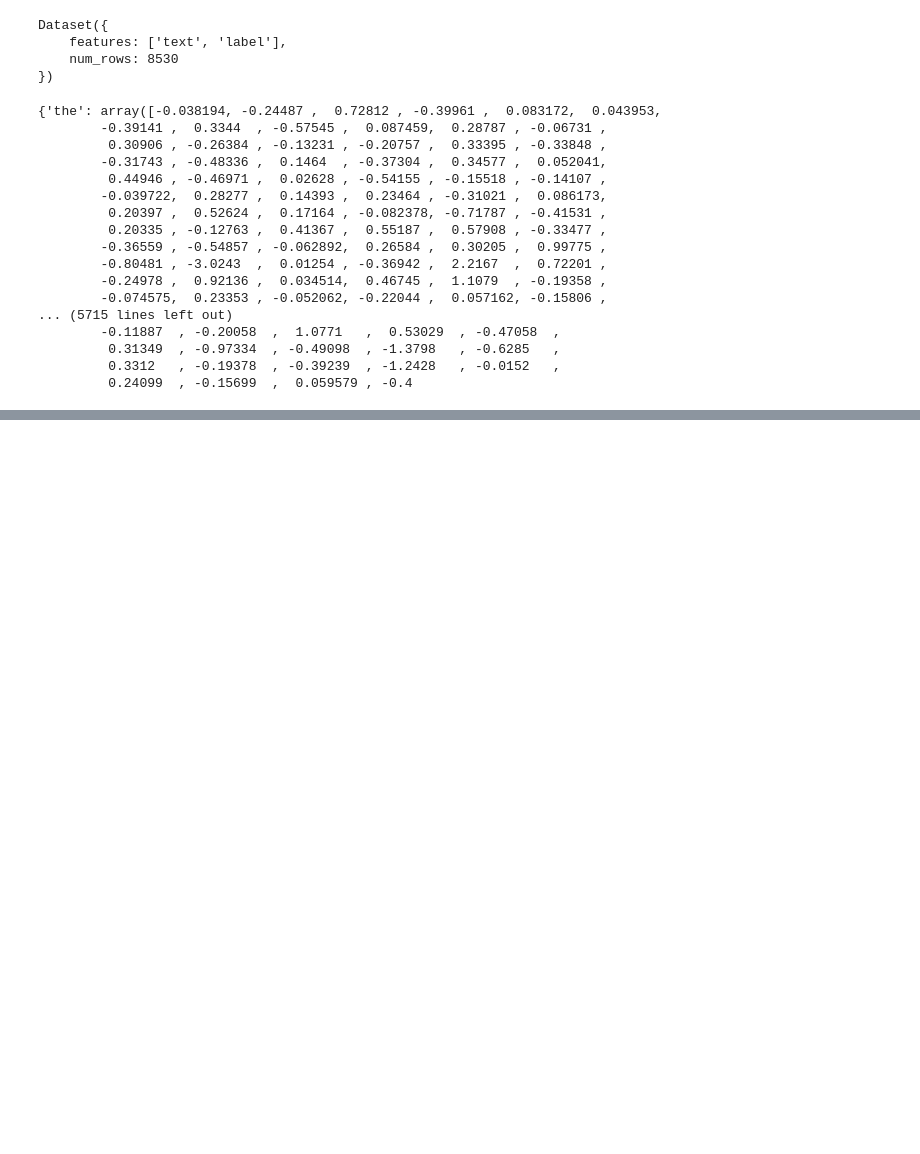
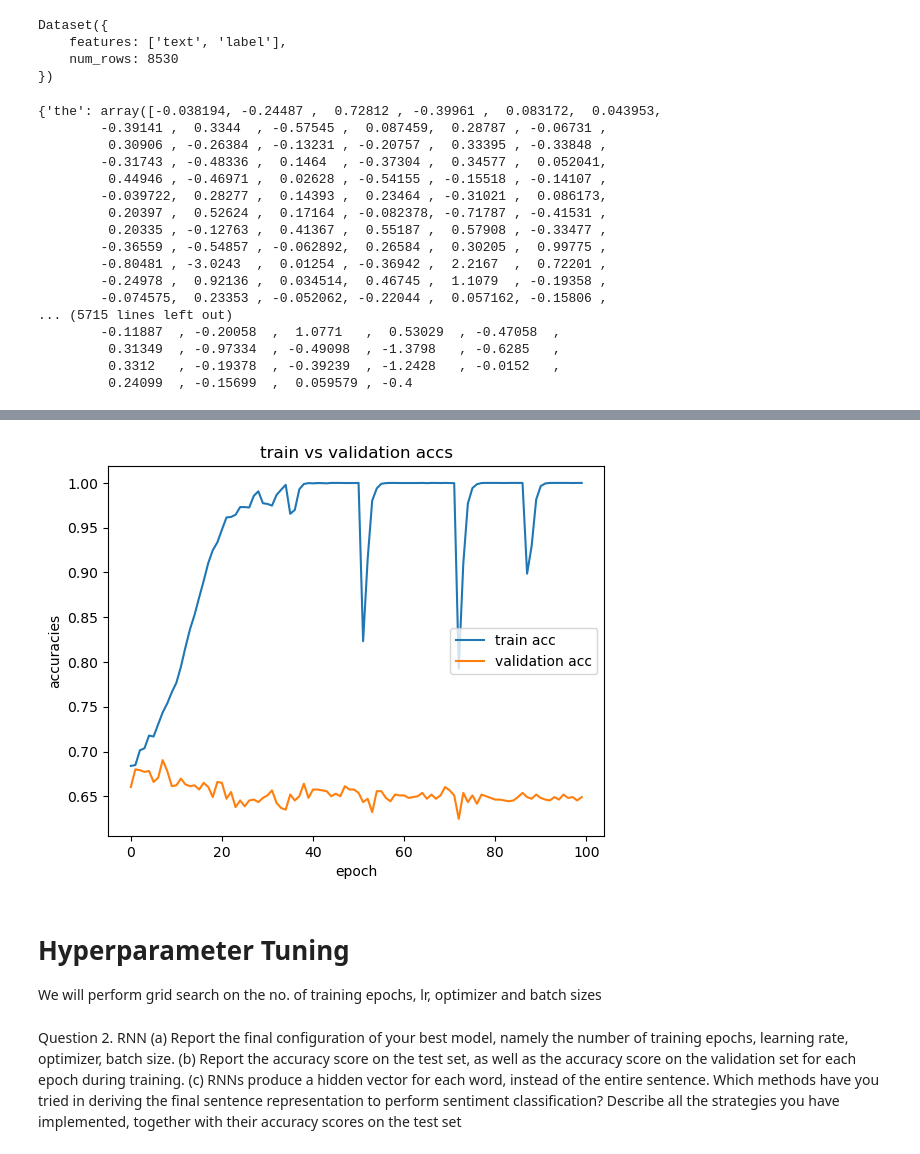
Before and after one commit to HiIAmTzeKean/SC4002-NLP, a Jupyter notebook: part_2_sh.ipynb, the cells around one changed output, grey strips where cells are left out. Drawn from its saved outputs; the diff is of its cells as text; code cells hidden in the pictures; blank space fills up the shorter version.

Commit message:
Model up and running

```diff
--- a/part_2_sh.ipynb
+++ b/part_2_sh.ipynb
@@ -113,7 +117,7 @@ class EmbeddingsDataset(Dataset):
 
   def __getitem__(self, index):
     # tokenize the sentence
-    tokens = tokenize_sentence(index)
+    tokens = self.tokenize_sentence(self.X[index])
     # convert each token to embeddings
     sentence_tensor = self.convert_sentence_into_embedding_tensor(tokens)
     label = torch.tensor(self.y[index], dtype=torch.float)
@@ -135,13 +139,14 @@ class EmbeddingsDataset(Dataset):
       if i == self.num_tokens_per_sentence:
         break # we have enough of tokens from the sentence
 
-      if token in word_embeddings: # only use words that are in the word_embeddings matrix, otherwise skip
-        sentence_embeddings.append(word_embeddings[token])
+      if token in self.word_embeddings: # only use words that are in the word_embeddings matrix, otherwise skip
+        embedding_tensor = torch.tensor(self.word_embeddings[token], dtype=torch.float)
+        sentence_embeddings.append(embedding_tensor)
 
     # if not enough tokens in the sentence, pad with zero tensors
     if len(sentence_embeddings) < self.num_tokens_per_sentence:
             # Padding with zero vectors if less than 8 embeddings
-            padding = [torch.zeros(embedding_dim) for _ in range(self.num_tokens_per_sentence - len(sentence_embeddings))]
+            padding = [torch.zeros(EMBEDDING_DIM) for _ in range(self.num_tokens_per_sentence - len(sentence_embeddings))]
             sentence_embeddings.extend(padding)
 
     sentence_tensor = torch.stack(sentence_embeddings)
@@ -166,5 +216,7 @@ test_dataloader = DataLoader(test_dataset_ed, batch_size=BATCH_SIZE, shuffle=Tru
 # %%
 # initialize the model
-RNN_model = vanillaRNN()
+RNN_model = vanillaRNN(input_size=INPUT_SIZE, hidden_size=HIDDEN_SIZE, num_layers=4, num_classes=1)
+  # num_classes==1 because binary classification
+  # TODO: can try to increase num_layers > 1, that might perform better
 # initialize training params
-optim = nn.Optim.Adam(RNN_model.parameters(), lr=0.001)
+optim = torch.optim.Adam(RNN_model.parameters(), lr=0.001)
@@ -214,0 +223,2 @@ def test_loop(validate_dataloader, model, loss_fn):
+# %%
+criterion = nn.BCELoss()
@@ -214,0 +227,10 @@ def test_loop(validate_dataloader, model, loss_fn):
+# %%
+validation_acc = []
+train_acc = []
+for i in range(NUM_EPOCHS):
+  train_loss, train_correct = train_loop(train_dataloader, RNN_model, criterion, optim)
+  validate_loss, validate_correct = test_loop(validation_dataloader, RNN_model, criterion)
+  validation_acc.append(validate_correct)
+  train_acc.append(train_correct)
+  if i%10 == 0:
+    print(f"Epoch:{i+1} \tValidation Acc:{validate_correct} \tTrain Acc:{train_correct}")
@@ -214,0 +243,26 @@ def test_loop(validate_dataloader, model, loss_fn):
+# %%
+import matplotlib.pyplot as plt
+
+plt.plot(train_acc, label="train acc")
+plt.plot(validation_acc, label="validation acc")
+
+plt.xlabel("epoch")
+plt.ylabel("accuracies")
+plt.title("train vs validation accs")
+plt.legend()
+plt.show()
+# %% [output]
+[figure, added]
+# %% [markdown]
+# Hyperparameter Tuning
+We will perform grid search on the no. of training epochs, lr, optimizer and batch sizes
+# %% [markdown]
+Question 2. RNN
+(a) Report the final configuration of your best model, namely the number of training epochs,
+learning rate, optimizer, batch size.
+(b) Report the accuracy score on the test set, as well as the accuracy score on the validation
+set for each epoch during training.
+(c) RNNs produce a hidden vector for each word, instead of the entire sentence. Which methods
+have you tried in deriving the final sentence representation to perform sentiment classification?
+Describe all the strategies you have implemented, together with their accuracy scores on the
+test set
```
Also changed, not shown: parts of 10 cells of this notebook.
